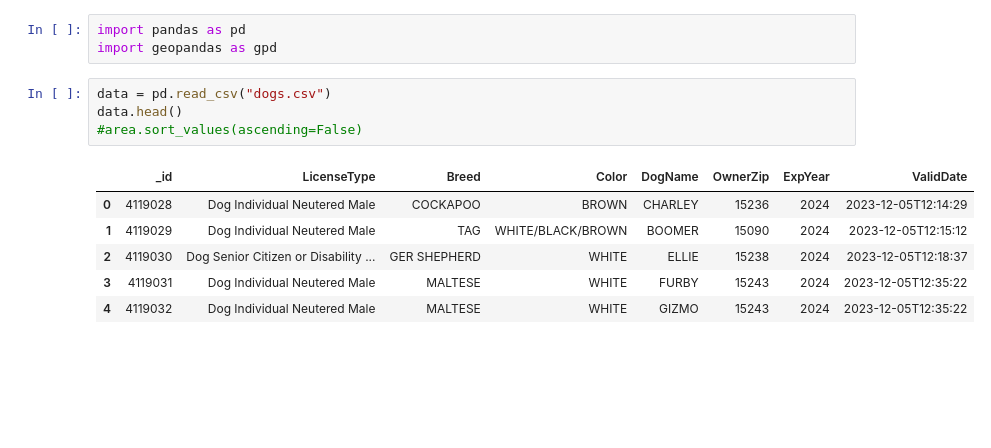
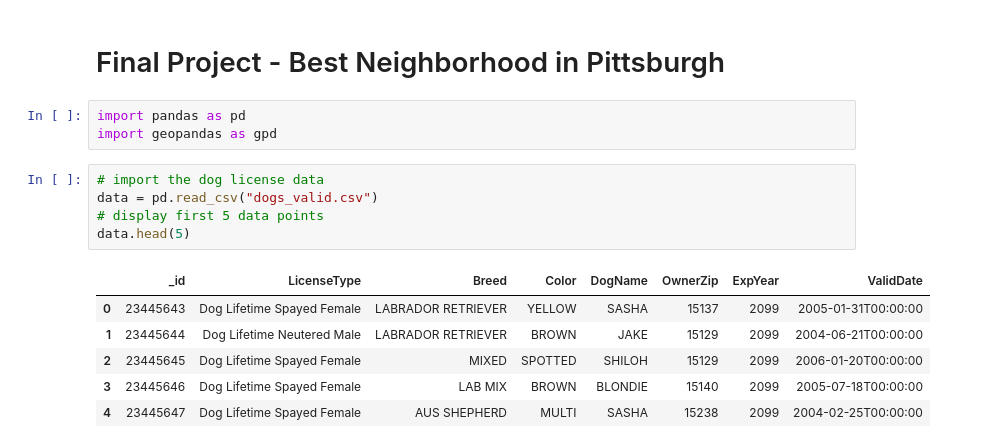
Before and after one commit to hkwee782/FinalProject, a Jupyter notebook: dog_licenses.ipynb, the cells around one changed output. Cells and saved outputs as stored; diff of their text form; blank space fills up the shorter version.

```diff
--- a/dog_licenses.ipynb
+++ b/dog_licenses.ipynb
@@ -1,14 +1,17 @@
+# %% [markdown]
+# Final Project - Best Neighborhood in Pittsburgh
 # %%
 import pandas as pd
 import geopandas as gpd
 # %%
-data = pd.read_csv("dogs.csv")
-data.head()
-#area.sort_values(ascending=False)
+# import the dog license data
+data = pd.read_csv("dogs_valid.csv")
+# display first 5 data points
+data.head(5)
 # %% [output]
 |  | _id | LicenseType | Breed | Color | DogName | OwnerZip | ExpYear | ValidDate |
-| 0 | 4119028 | Dog Individual Neutered Male | COCKAPOO | BROWN | CHARLEY | 15236 | 2024 | 2023-12-05T12:14:29 |
-| 1 | 4119029 | Dog Individual Neutered Male | TAG | WHITE/BLACK/BROWN | BOOMER | 15090 | 2024 | 2023-12-05T12:15:12 |
-| 2 | 4119030 | Dog Senior Citizen or Disability ... | GER SHEPHERD | WHITE | ELLIE | 15238 | 2024 | 2023-12-05T12:18:37 |
-| 3 | 4119031 | Dog Individual Neutered Male | MALTESE | WHITE | FURBY | 15243 | 2024 | 2023-12-05T12:35:22 |
-| 4 | 4119032 | Dog Individual Neutered Male | MALTESE | WHITE | GIZMO | 15243 | 2024 | 2023-12-05T12:35:22 |
+| 0 | 23445643 | Dog Lifetime Spayed Female | LABRADOR RETRIEVER | YELLOW | SASHA | 15137 | 2099 | 2005-01-31T00:00:00 |
+| 1 | 23445644 | Dog Lifetime Neutered Male | LABRADOR RETRIEVER | BROWN | JAKE | 15129 | 2099 | 2004-06-21T00:00:00 |
+| 2 | 23445645 | Dog Lifetime Spayed Female | MIXED | SPOTTED | SHILOH | 15129 | 2099 | 2006-01-20T00:00:00 |
+| 3 | 23445646 | Dog Lifetime Spayed Female | LAB MIX | BROWN | BLONDIE | 15140 | 2099 | 2005-07-18T00:00:00 |
+| 4 | 23445647 | Dog Lifetime Spayed Female | AUS SHEPHERD | MULTI | SASHA | 15238 | 2099 | 2004-02-25T00:00:00 |
```
Also changed, not shown: parts of 5 cells of this notebook, 1 other file.
